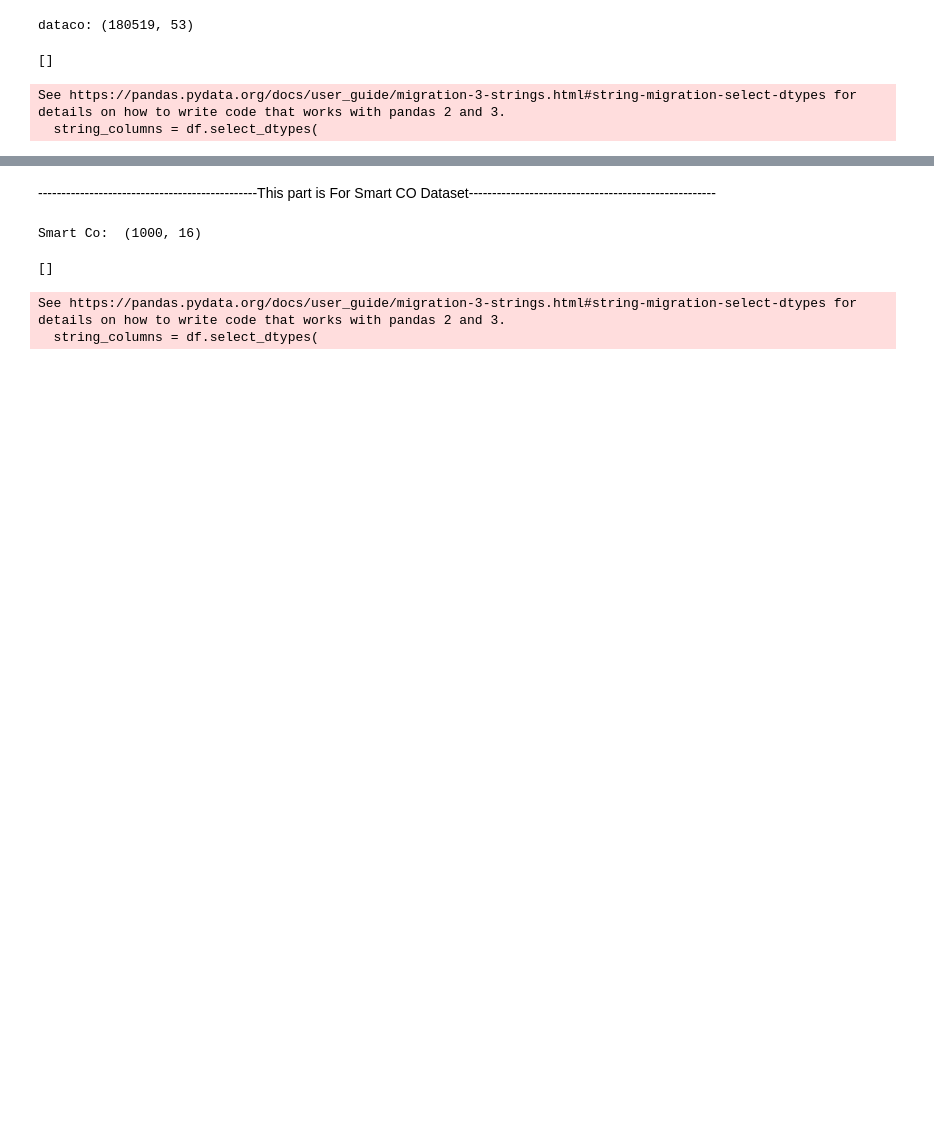
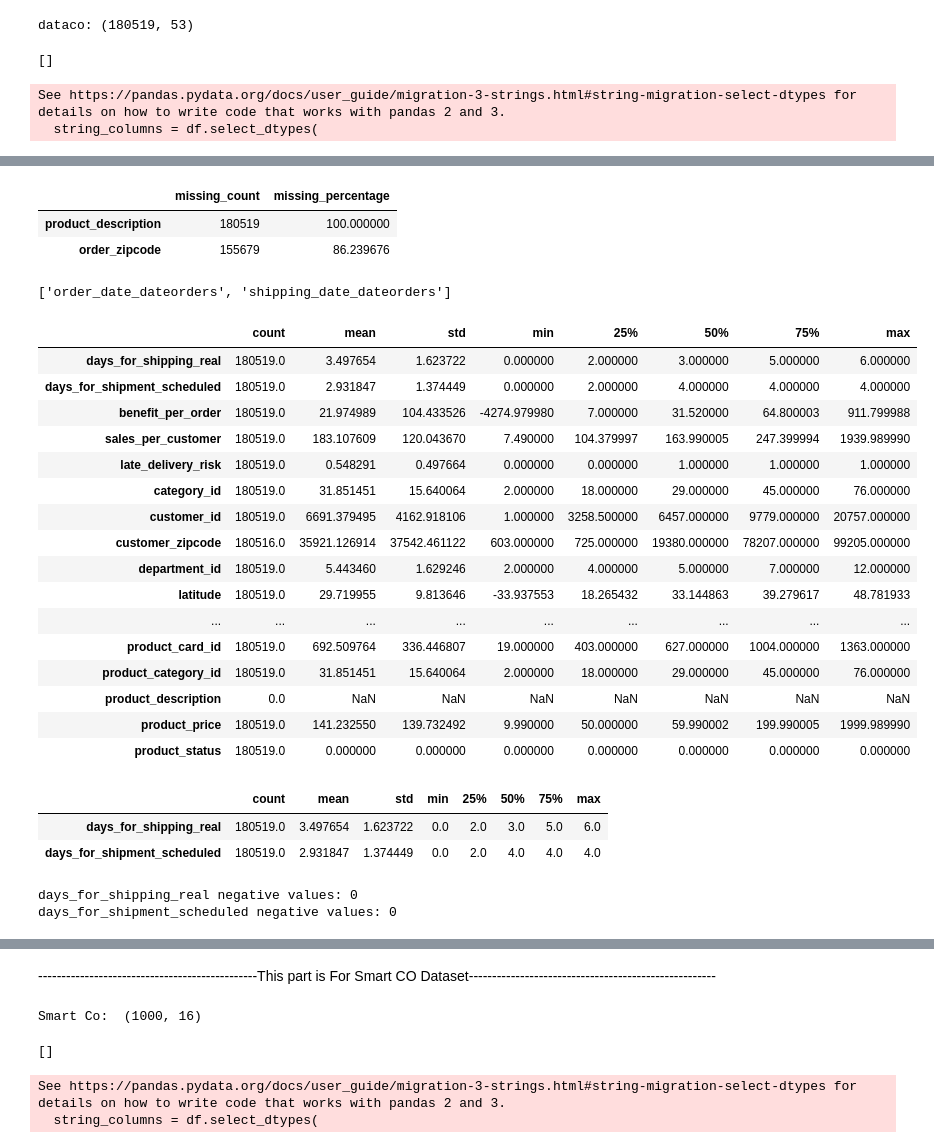
Before and after one commit to anuj22045/cargopulse-ai, a Jupyter notebook: backend/notebooks/02_data_cleaning.ipynb, the cells around one changed output, grey strips where cells are left out. Drawn from its saved outputs; the diff is of its cells as text; code cells hidden in the pictures; blank space fills up the shorter version.

```diff
--- a/backend/notebooks/02_data_cleaning.ipynb
+++ b/backend/notebooks/02_data_cleaning.ipynb
@@ -103,0 +199,24 @@ dataco = dataco.replace(
+# %%
+dataco_missing[
+    dataco_missing["missing_percentage"] > 50
+]
+# %% [output]
+|  | missing_count | missing_percentage |
+| product_description | 180519 | 100.000000 |
+| order_zipcode | 155679 | 86.239676 |
+# %%
+[column for column in dataco.columns if "date" in column]
+# %% [output]
+['order_date_dateorders', 'shipping_date_dateorders']
+# %%
+date_columns = [
+    "order_date",
+    "shipping_date"
+]
+
+for column in date_columns:
+    if column in dataco.columns:
+        dataco[column] = pd.to_datetime(
+            dataco[column],
+            errors="coerce"
+        )
@@ -103,0 +239,50 @@ dataco = dataco.replace(
+# %%
+# Check numerical columns
+dataco.select_dtypes(
+    include= np.number
+).describe().T
+# %% [output]
+|  | count | mean | std | min | 25% | 50% | 75% | max |
+| days_for_shipping_real | 180519.0 | 3.497654 | 1.623722 | 0.000000 | 2.000000 | 3.000000 | 5.000000 | 6.000000 |
+| days_for_shipment_scheduled | 180519.0 | 2.931847 | 1.374449 | 0.000000 | 2.000000 | 4.000000 | 4.000000 | 4.000000 |
+| benefit_per_order | 180519.0 | 21.974989 | 104.433526 | -4274.979980 | 7.000000 | 31.520000 | 64.800003 | 911.799988 |
+| sales_per_customer | 180519.0 | 183.107609 | 120.043670 | 7.490000 | 104.379997 | 163.990005 | 247.399994 | 1939.989990 |
+| late_delivery_risk | 180519.0 | 0.548291 | 0.497664 | 0.000000 | 0.000000 | 1.000000 | 1.000000 | 1.000000 |
+| category_id | 180519.0 | 31.851451 | 15.640064 | 2.000000 | 18.000000 | 29.000000 | 45.000000 | 76.000000 |
+| customer_id | 180519.0 | 6691.379495 | 4162.918106 | 1.000000 | 3258.500000 | 6457.000000 | 9779.000000 | 20757.000000 |
+| customer_zipcode | 180516.0 | 35921.126914 | 37542.461122 | 603.000000 | 725.000000 | 19380.000000 | 78207.000000 | 99205.000000 |
+| department_id | 180519.0 | 5.443460 | 1.629246 | 2.000000 | 4.000000 | 5.000000 | 7.000000 | 12.000000 |
+| latitude | 180519.0 | 29.719955 | 9.813646 | -33.937553 | 18.265432 | 33.144863 | 39.279617 | 48.781933 |
+| ... | ... | ... | ... | ... | ... | ... | ... | ... |
+| product_card_id | 180519.0 | 692.509764 | 336.446807 | 19.000000 | 403.000000 | 627.000000 | 1004.000000 | 1363.000000 |
+| product_category_id | 180519.0 | 31.851451 | 15.640064 | 2.000000 | 18.000000 | 29.000000 | 45.000000 | 76.000000 |
+| product_description | 0.0 | NaN | NaN | NaN | NaN | NaN | NaN | NaN |
+| product_price | 180519.0 | 141.232550 | 139.732492 | 9.990000 | 50.000000 | 59.990002 | 199.990005 | 1999.989990 |
+| product_status | 180519.0 | 0.000000 | 0.000000 | 0.000000 | 0.000000 | 0.000000 | 0.000000 | 0.000000 |
+# %%
+shipping_columns = [
+    "days_for_shipping_real",
+    "days_for_shipment_scheduled"
+]
+
+existing_shipping_columns = [
+    column
+    for column in shipping_columns
+    if column in dataco.columns
+]
+
+dataco[existing_shipping_columns].describe().T
+# %% [output]
+|  | count | mean | std | min | 25% | 50% | 75% | max |
+| days_for_shipping_real | 180519.0 | 3.497654 | 1.623722 | 0.0 | 2.0 | 3.0 | 5.0 | 6.0 |
+| days_for_shipment_scheduled | 180519.0 | 2.931847 | 1.374449 | 0.0 | 2.0 | 4.0 | 4.0 | 4.0 |
+# %%
+for column in existing_shipping_columns:
+    print(
+        column,
+        "negative values:",
+        (dataco[column] < 0).sum()
+    )
+# %% [output]
+days_for_shipping_real negative values: 0
+days_for_shipment_scheduled negative values: 0
```
Also changed, not shown: parts of 67 cells of this notebook, 2 other files.
